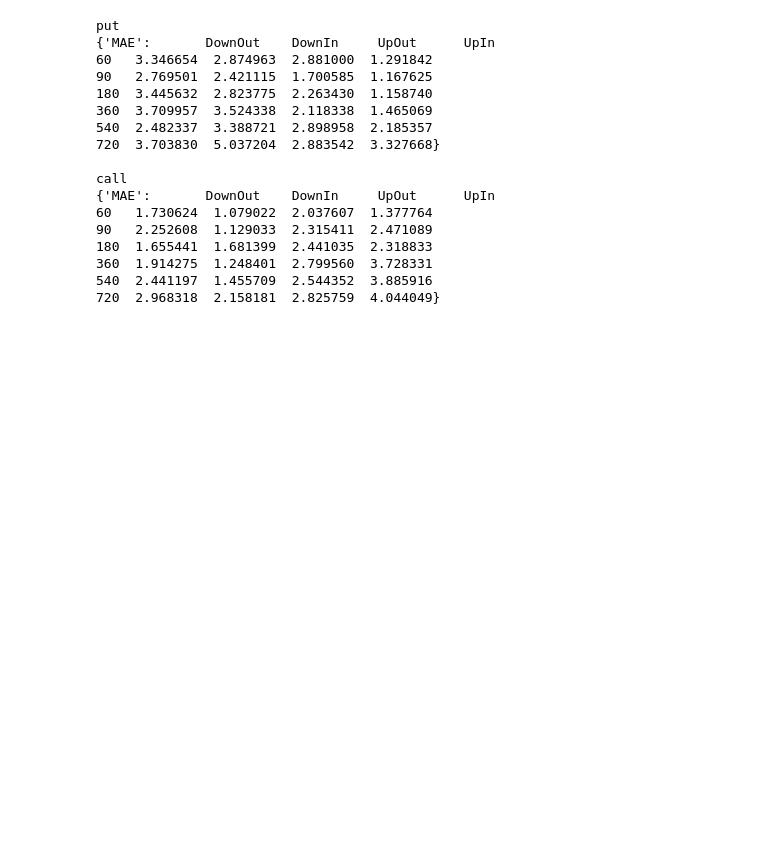
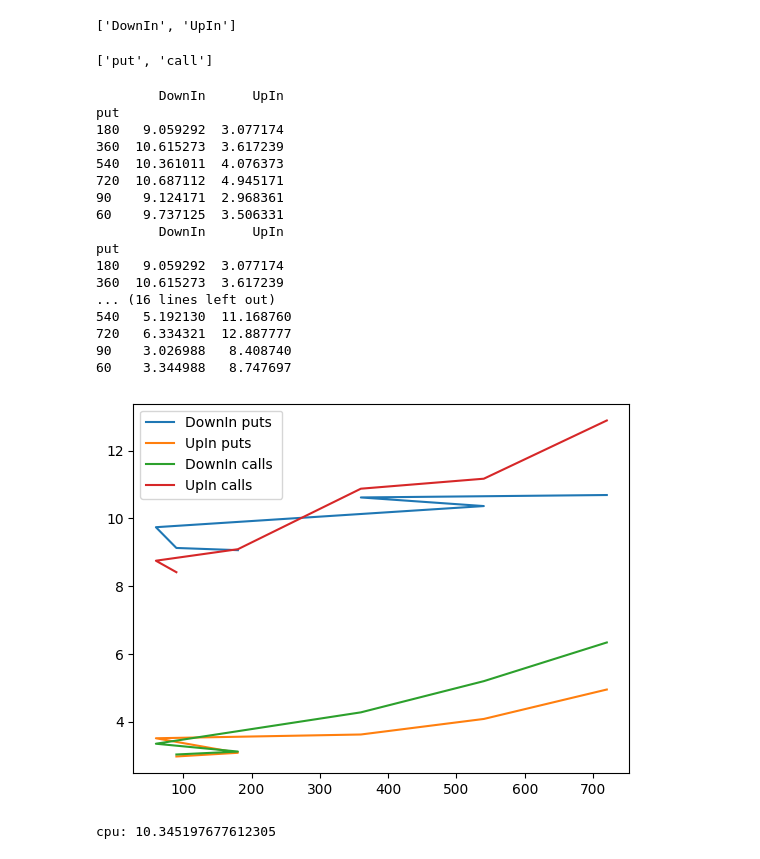
Before and after one commit to boomelage/machine-learning-option-pricing, a Jupyter notebook: testing.ipynb, the cells around one changed output. Saved outputs shown, nothing was run; the diff lists cells and outputs as text; code cells hidden in the pictures; blank space fills up the shorter version.

```diff
--- a/testing.ipynb
+++ b/testing.ipynb
@@ -212,3 +175,0 @@ types:
-# %%
-for w in ws:
-    print(w)
@@ -263,33 +231,49 @@ MAE:
+# %%
+barrier_type_names
+# %% [output]
+['DownIn', 'UpIn']
+# %%
+ws
+# %% [output]
+['put', 'call']
 # %%
-for key, value in errors_bypayoff.items():
-    MAE = errors_bypayoff[key][']
-
-    # MAE = errors
-    # plt.figure()
-    # plt.plot(MAE.loc[:, 'DownOut'], label='DownOut')
-    # plt.plot(MAE.loc[:, 'DownIn'], label='DownIn')
-    # plt.plot(MAE.loc[:, 'UpOut'], label='UpOut')
-    # plt.plot(MAE.loc[:, 'UpIn'], label='UpIn')
-    # plt.xlabel('maturities in days')
-    # plt.ylabel('RMSE')
-    # plt.legend()
-    # plt.show()
-    # plt.close()
+for w, errors in errors_bypayoff.items():
+    for b in barrier_type_names:
+        print(errors['MAE'])
 # %% [output]
+        DownIn      UpIn
 put
-{'MAE':       DownOut    DownIn     UpOut      UpIn
-60   3.346654  2.874963  2.881000  1.291842
-90   2.769501  2.421115  1.700585  1.167625
-180  3.445632  2.823775  2.263430  1.158740
-360  3.709957  3.524338  2.118338  1.465069
-540  2.482337  3.388721  2.898958  2.185357
-720  3.703830  5.037204  2.883542  3.327668}
-
-call
-{'MAE':       DownOut    DownIn     UpOut      UpIn
-60   1.730624  1.079022  2.037607  1.377764
-90   2.252608  1.129033  2.315411  2.471089
-180  1.655441  1.681399  2.441035  2.318833
-360  1.914275  1.248401  2.799560  3.728331
-540  2.441197  1.455709  2.544352  3.885916
-720  2.968318  2.158181  2.825759  4.044049}
+180   9.059292  3.077174
+360  10.615273  3.617239
+540  10.361011  4.076373
+720  10.687112  4.945171
+90    9.124171  2.968361
+60    9.737125  3.506331
+        DownIn      UpIn
+put
+180   9.059292  3.077174
+360  10.615273  3.617239
+... (16 lines left out)
+540   5.192130  11.168760
+720   6.334321  12.887777
+90    3.026988   8.408740
+60    3.344988   8.747697
+# %%
+plt.figure()
+for w, errors in errors_bypayoff.items():
+    for b in barrier_type_names:
+        MAE = errors['MAE'][b]
+        plt.plot(
+            MAE.sort_values(), label=f"{b} {w}s ",
+        )
+plt.legend(loc='best')
+plt.show()
+plt.close()
+# %% [output]
+[figure, added]
+# %%
+end_time = time.time()
+runtime = end_time - start_time
+print(f"cpu: {runtime}")
+# %% [output]
+cpu: 10.345197677612305
```
Also changed, not shown: parts of 24 cells of this notebook, 3 other files.
